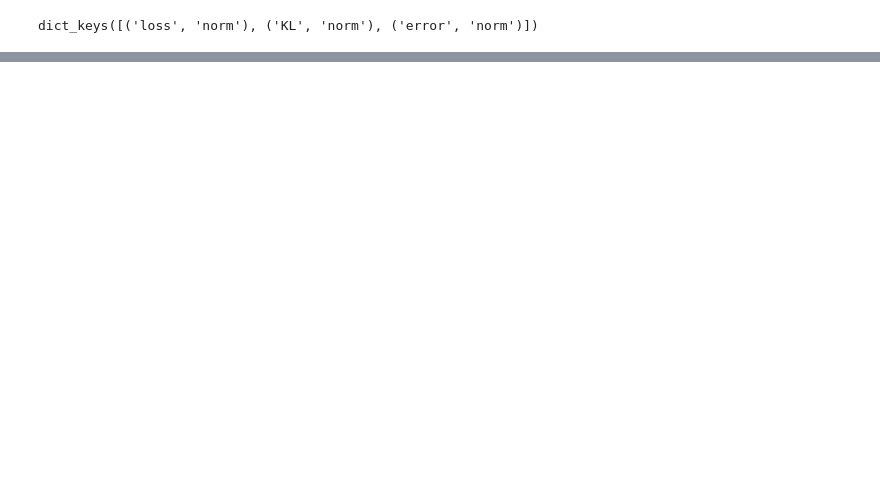
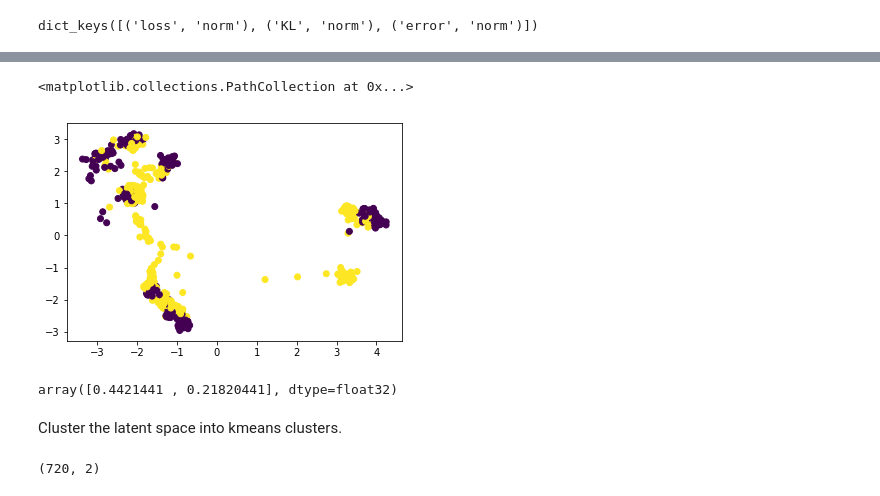
Before and after one commit to mttmac/glance, a Jupyter notebook: Week3Demo.ipynb, the cells around one changed output, grey strips where cells are left out. Drawn from its saved outputs; the diff is of its cells as text; code cells hidden in the pictures; blank space fills up the shorter version.

```diff
--- a/Week3Demo.ipynb
+++ b/Week3Demo.ipynb
@@ -325,0 +394,21 @@ plt.plot(sorted(scores[('error', 'norm')]))
+# %%
+def compute_mu(dl):
+    latents = []
+    targets = []
+
+    model.eval()
+    with torch.no_grad():
+        for i, (X, y) in enumerate(tqdm(dl)):
+            X = X.to(device)
+            for j in range(X.shape[0]):
+                data = X[j, :].unsqueeze(0)
+                X_hat, mu, logvar = model(data)
+
+                latents.append(mu.cpu().detach().numpy())
+                targets.append(y[j].item())
+
+    latents = np.array(latents).reshape(len(latents), -1)
+    targets = np.array(targets)
+    return latents, targets
+# %%
+latents, targets = compute_mu(test_dl)
@@ -325,0 +417,4 @@ plt.plot(sorted(scores[('error', 'norm')]))
+# %%
+pca = PCA(n_components=2)
+# %%
+lat_pca = pca.fit_transform(latents)
@@ -325,0 +425,11 @@ plt.plot(sorted(scores[('error', 'norm')]))
+# %%
+plt.scatter(lat_pca[:, 0], lat_pca[:, 1], c=targets)
+# %% [output]
+<matplotlib.collections.PathCollection at 0x...>
+[figure, added]
+# %%
+pca.explained_variance_ratio_
+# %% [output]
+array([0.4421441 , 0.21820441], dtype=float32)
+# %% [markdown]
+Cluster the latent space into kmeans clusters.
@@ -325,0 +442,4 @@ plt.plot(sorted(scores[('error', 'norm')]))
+# %%
+lat_k.shape
+# %% [output]
+(720, 2)
```
Also changed, not shown: parts of 28 cells of this notebook, 2 other files.
